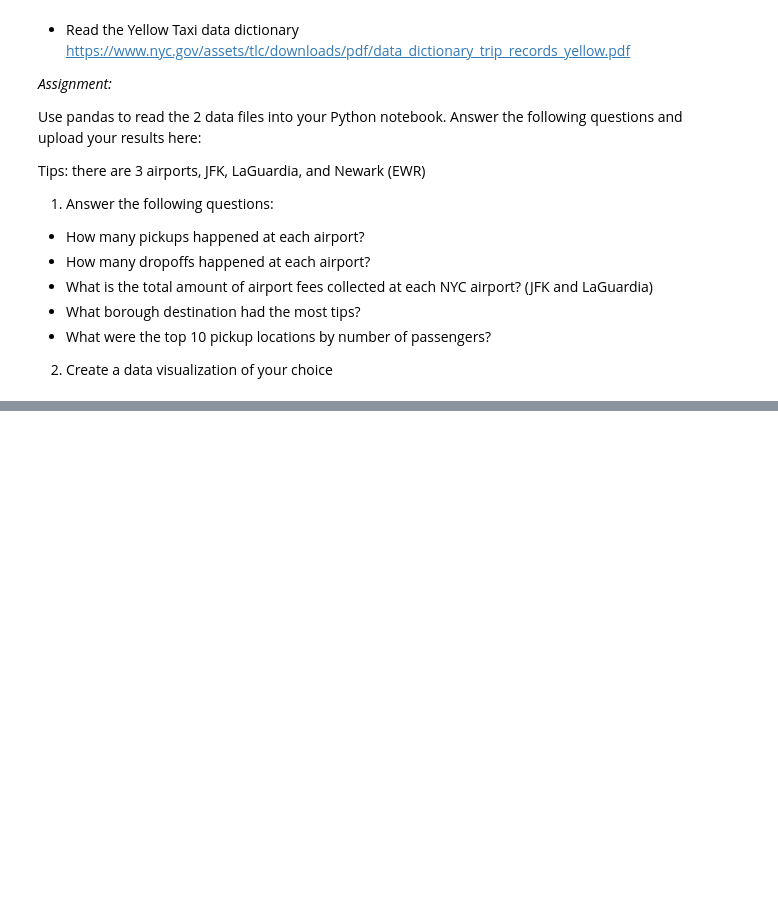
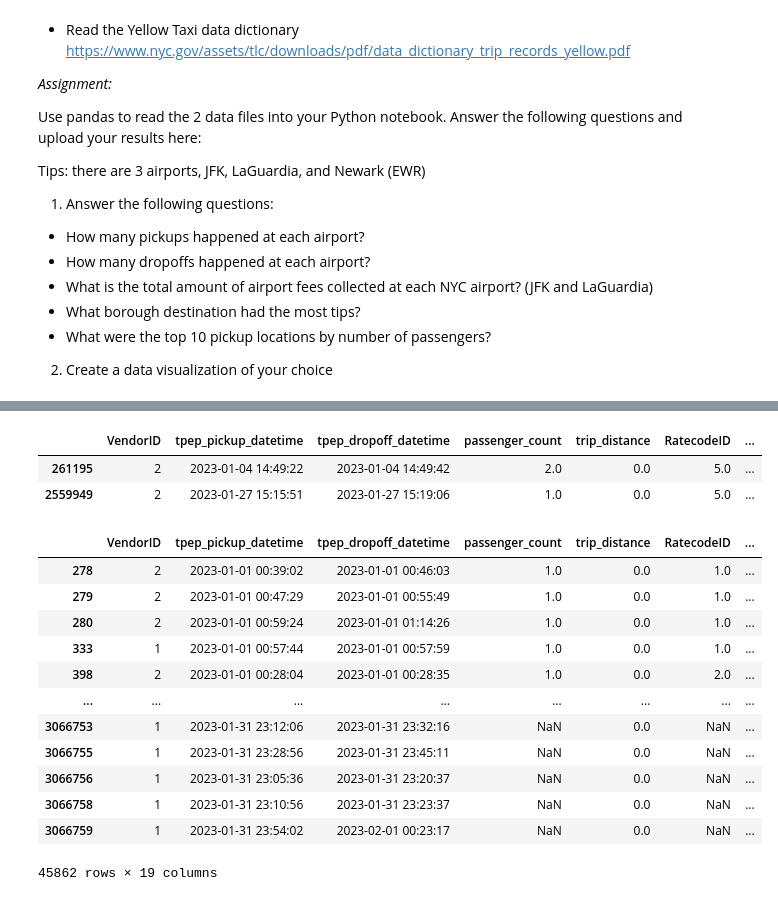
Before and after one commit to samjurassic/datascience-demo, a Jupyter notebook: summer23/DS Skills Lab.ipynb, the cells around one changed output, grey strips where cells are left out. Cells and saved outputs as stored; diff of their text form; code cells hidden in the pictures; blank space fills up the shorter version.

```diff
--- a/summer23/DS Skills Lab.ipynb
+++ b/summer23/DS Skills Lab.ipynb
@@ -26,5 +26,7 @@ Tips: there are 3 airports, JFK, LaGuardia, and Newark (EWR)
 import pandas as pd
 import seaborn as sns
 # %%
-trips = pd.read_parquet(path="/Users/sam/Documents/projects/ds course/yellow_tripdata_2023-01.parquet")
+# taxi_link = "https://d37ci6vzurychx.cloudfront.net/trip-data/yellow_tripdata_2023-01.parquet"
+
+trips = pd.read_parquet("/Users/sam/Documents/projects/ds course/yellow_tripdata_2023-01.parquet")
 taxi_zones = pd.read_csv("/Users/sam/Documents/projects/ds course/taxi_zone_lookup.csv")
@@ -30,0 +117,22 @@ taxi_zones = pd.read_csv("/Users/sam/Documents/projects/ds course/taxi_zone_look
+# %%
+trips.query("PULocationID == 1 and airport_fee > 0")
+# %% [output]
+|  | VendorID | tpep_pickup_datetime | tpep_dropoff_datetime | passenger_count | trip_distance | RatecodeID | ... |
+| 261195 | 2 | 2023-01-04 14:49:22 | 2023-01-04 14:49:42 | 2.0 | 0.0 | 5.0 | ... |
+| 2559949 | 2 | 2023-01-27 15:15:51 | 2023-01-27 15:19:06 | 1.0 | 0.0 | 5.0 | ... |
+# %%
+trips.query("trip_distance == 0")
+# %% [output]
+|  | VendorID | tpep_pickup_datetime | tpep_dropoff_datetime | passenger_count | trip_distance | RatecodeID | ... |
+| 278 | 2 | 2023-01-01 00:39:02 | 2023-01-01 00:46:03 | 1.0 | 0.0 | 1.0 | ... |
+| 279 | 2 | 2023-01-01 00:47:29 | 2023-01-01 00:55:49 | 1.0 | 0.0 | 1.0 | ... |
+| 280 | 2 | 2023-01-01 00:59:24 | 2023-01-01 01:14:26 | 1.0 | 0.0 | 1.0 | ... |
+| 333 | 1 | 2023-01-01 00:57:44 | 2023-01-01 00:57:59 | 1.0 | 0.0 | 1.0 | ... |
+| 398 | 2 | 2023-01-01 00:28:04 | 2023-01-01 00:28:35 | 1.0 | 0.0 | 2.0 | ... |
+| ... | ... | ... | ... | ... | ... | ... | ... |
+| 3066753 | 1 | 2023-01-31 23:12:06 | 2023-01-31 23:32:16 | NaN | 0.0 | NaN | ... |
+| 3066755 | 1 | 2023-01-31 23:28:56 | 2023-01-31 23:45:11 | NaN | 0.0 | NaN | ... |
+| 3066756 | 1 | 2023-01-31 23:05:36 | 2023-01-31 23:20:37 | NaN | 0.0 | NaN | ... |
+| 3066758 | 1 | 2023-01-31 23:10:56 | 2023-01-31 23:23:37 | NaN | 0.0 | NaN | ... |
+| 3066759 | 1 | 2023-01-31 23:54:02 | 2023-02-01 00:23:17 | NaN | 0.0 | NaN | ... |
+45862 rows × 19 columns
```
Also changed, not shown: parts of 12 cells of this notebook.
